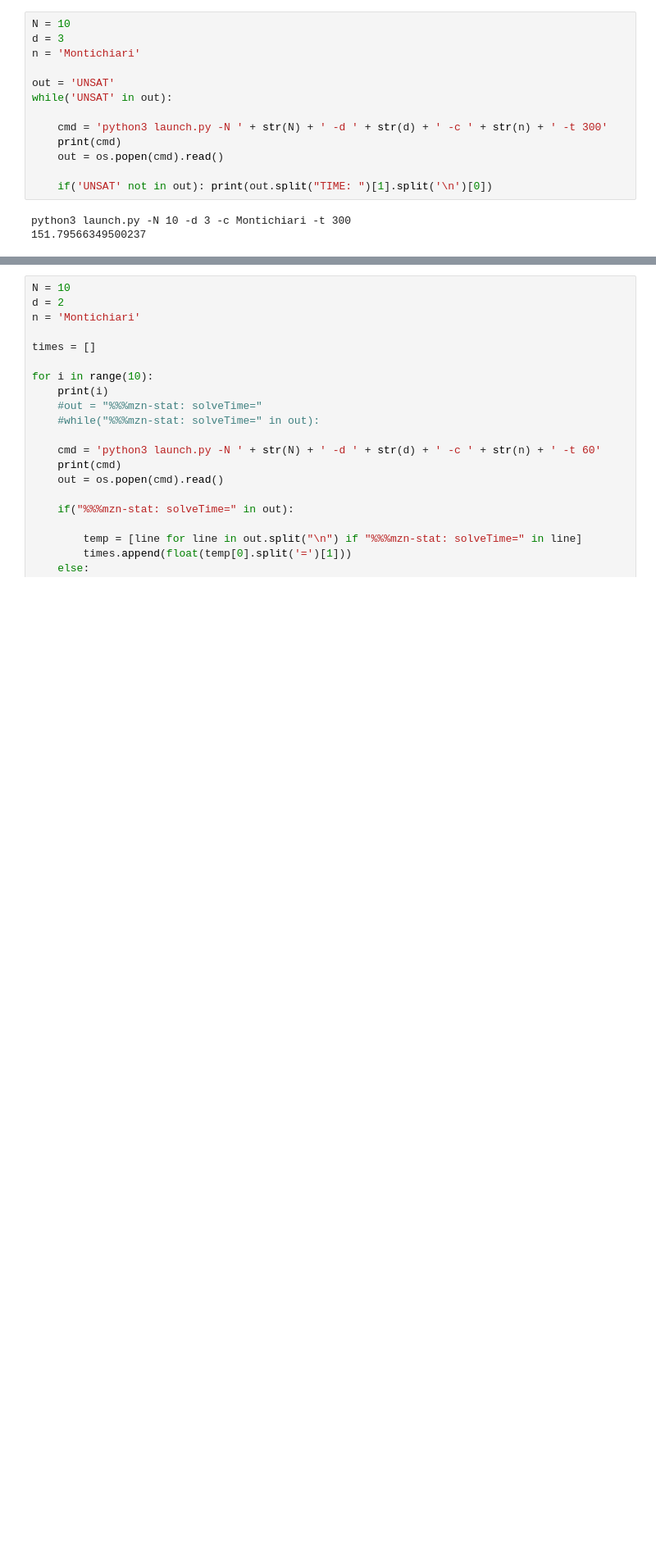
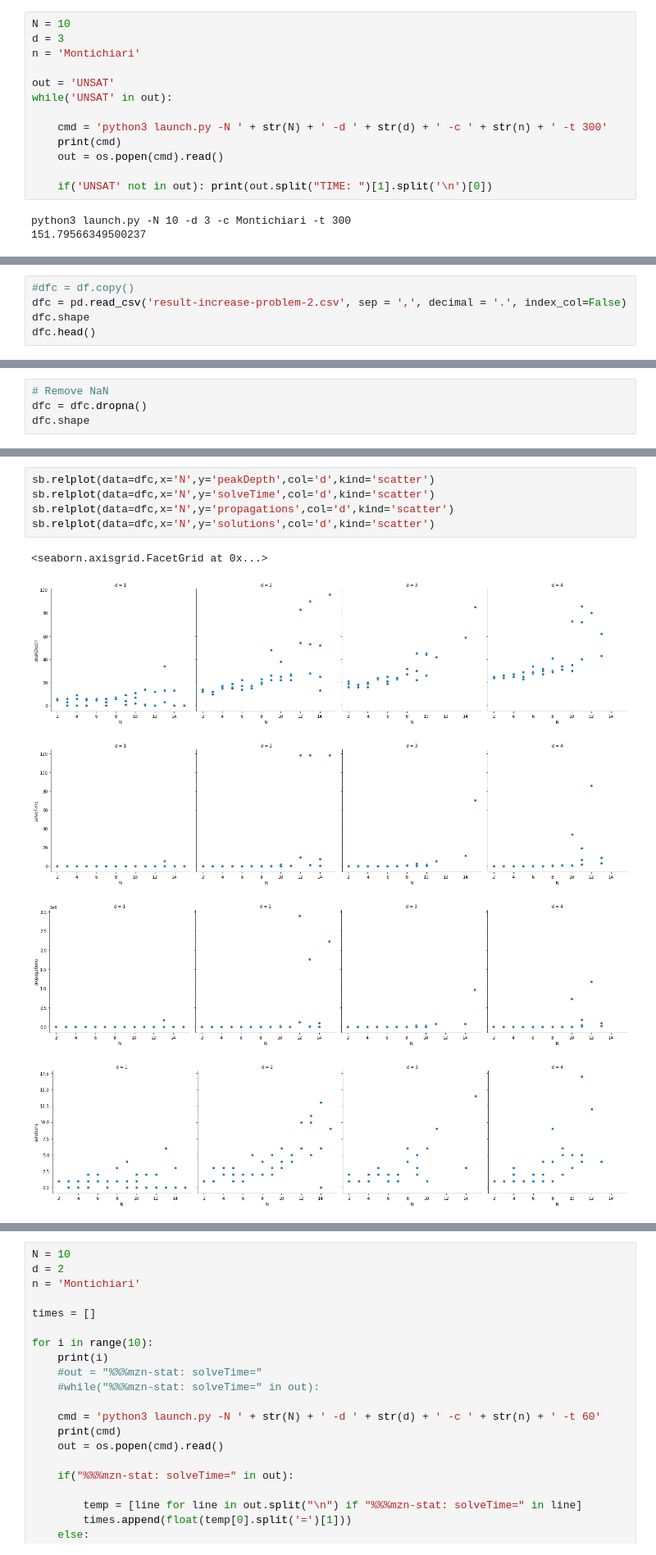
Before and after one commit to jokerale/pizzaguy, a Jupyter notebook: code/Test.ipynb, the cells around one changed output, grey strips where cells are left out. Shown at 82% size. Drawn from its saved outputs; the diff is of its cells as text; blank space fills up the shorter version.

```diff
--- a/code/Test.ipynb
+++ b/code/Test.ipynb
@@ -155,0 +161,5 @@ python3 launch.py -N 10 -d 3 -c Montichiari -t 300
+# %%
+#dfc = df.copy()
+dfc = pd.read_csv('result-increase-problem-2.csv', sep = ',', decimal = '.', index_col=False)
+dfc.shape
+dfc.head()
@@ -155,0 +173,4 @@ python3 launch.py -N 10 -d 3 -c Montichiari -t 300
+# %%
+# Remove NaN
+dfc = dfc.dropna()
+dfc.shape
@@ -155,0 +193,11 @@ python3 launch.py -N 10 -d 3 -c Montichiari -t 300
+# %%
+sb.relplot(data=dfc,x='N',y='peakDepth',col='d',kind='scatter')
+sb.relplot(data=dfc,x='N',y='solveTime',col='d',kind='scatter')
+sb.relplot(data=dfc,x='N',y='propagations',col='d',kind='scatter')
+sb.relplot(data=dfc,x='N',y='solutions',col='d',kind='scatter')
+# %% [output]
+<seaborn.axisgrid.FacetGrid at 0x...>
+[figure, added]
+[figure, added]
+[figure, added]
+[figure, added]
```
Also changed, not shown: parts of 16 cells of this notebook, 21 other files.
